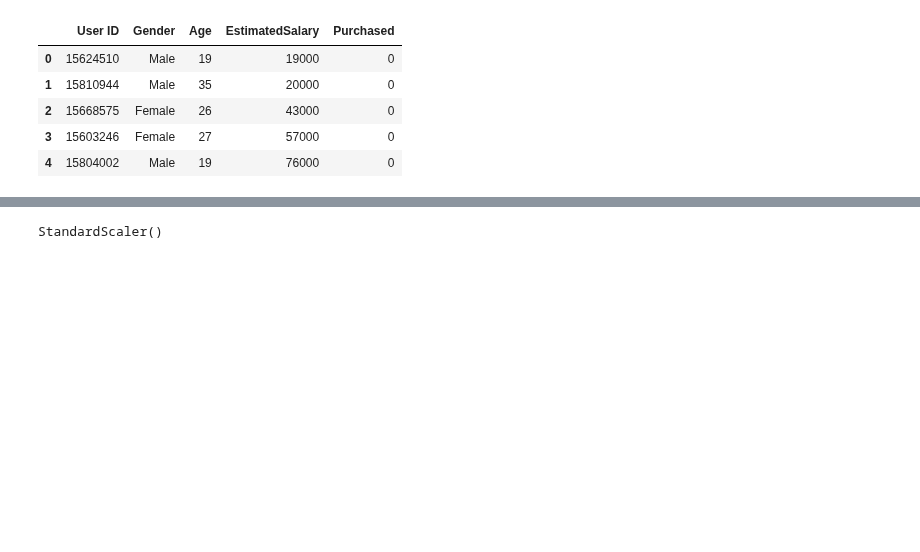
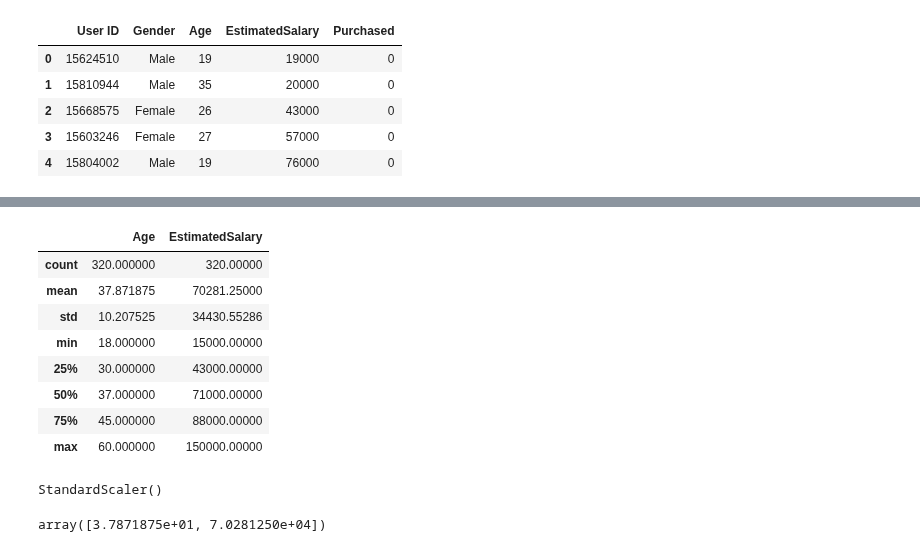
Before and after one commit to PK215012001/JupyterNotebooks, a Jupyter notebook: ML_practise/Feature_engineering/Feature_transformation/Standardization.ipynb, the cells around one changed output, grey strips where cells are left out. Cells and saved outputs as stored; diff of their text form; code cells hidden in the pictures; blank space fills up the shorter version.

```diff
--- a/ML_practise/Feature_engineering/Feature_transformation/Standardization.ipynb
+++ b/ML_practise/Feature_engineering/Feature_transformation/Standardization.ipynb
@@ -51,8 +50,14 @@ X_train.head()
+# %%
+X_train.describe()
+# %% [output]
+|  | Age | EstimatedSalary |
+| count | 320.000000 | 320.00000 |
+| mean | 37.871875 | 70281.25000 |
+| std | 10.207525 | 34430.55286 |
+| min | 18.000000 | 15000.00000 |
+| 25% | 30.000000 | 43000.00000 |
+| 50% | 37.000000 | 71000.00000 |
+| 75% | 45.000000 | 88000.00000 |
+| max | 60.000000 | 150000.00000 |
 # %%
 from sklearn.preprocessing import StandardScaler
-# %%
-scaler = StandardScaler()
-# fitting the tarin data only(test data should not be fitted) to learn parameters
-scaler.fit(X_train)
-# %% [output]
-StandardScaler()
@@ -58,0 +66,8 @@ StandardScaler()
+# %%
+std.fit(X_train)
+# %% [output]
+StandardScaler()
+# %%
+std.mean_
+# %% [output]
+array([3.7871875e+01, 7.0281250e+04])
```
Also changed, not shown: parts of 27 cells of this notebook.
